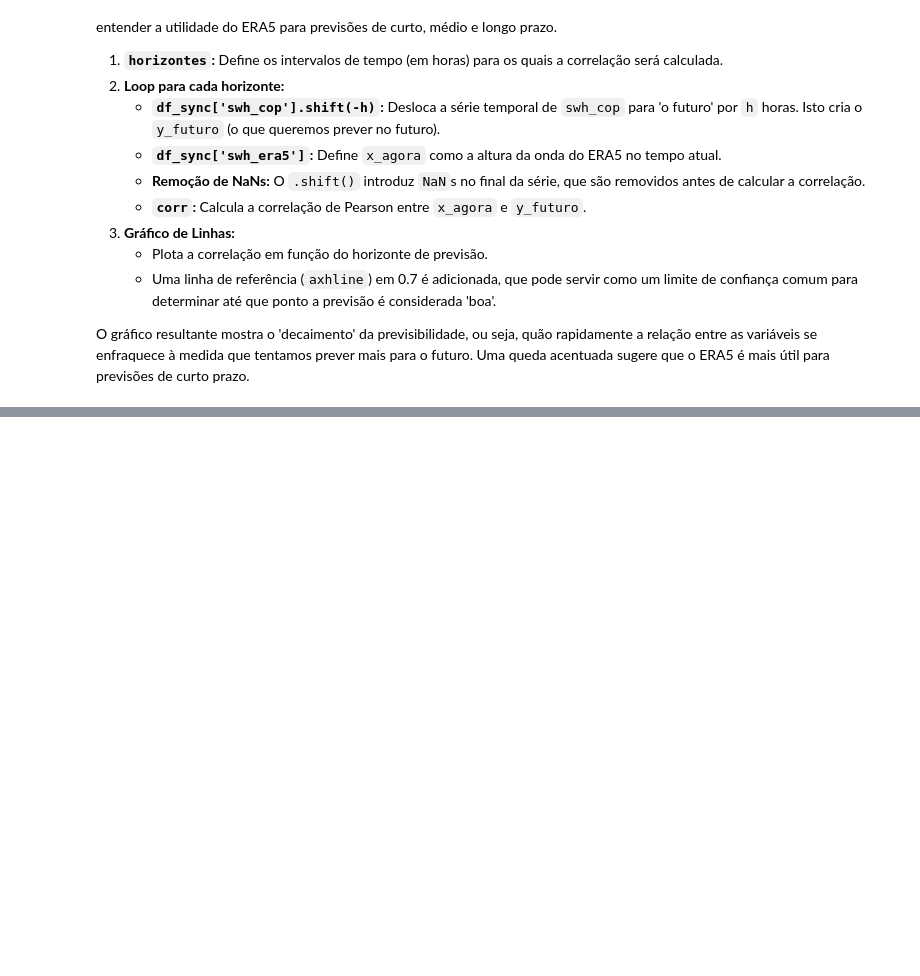
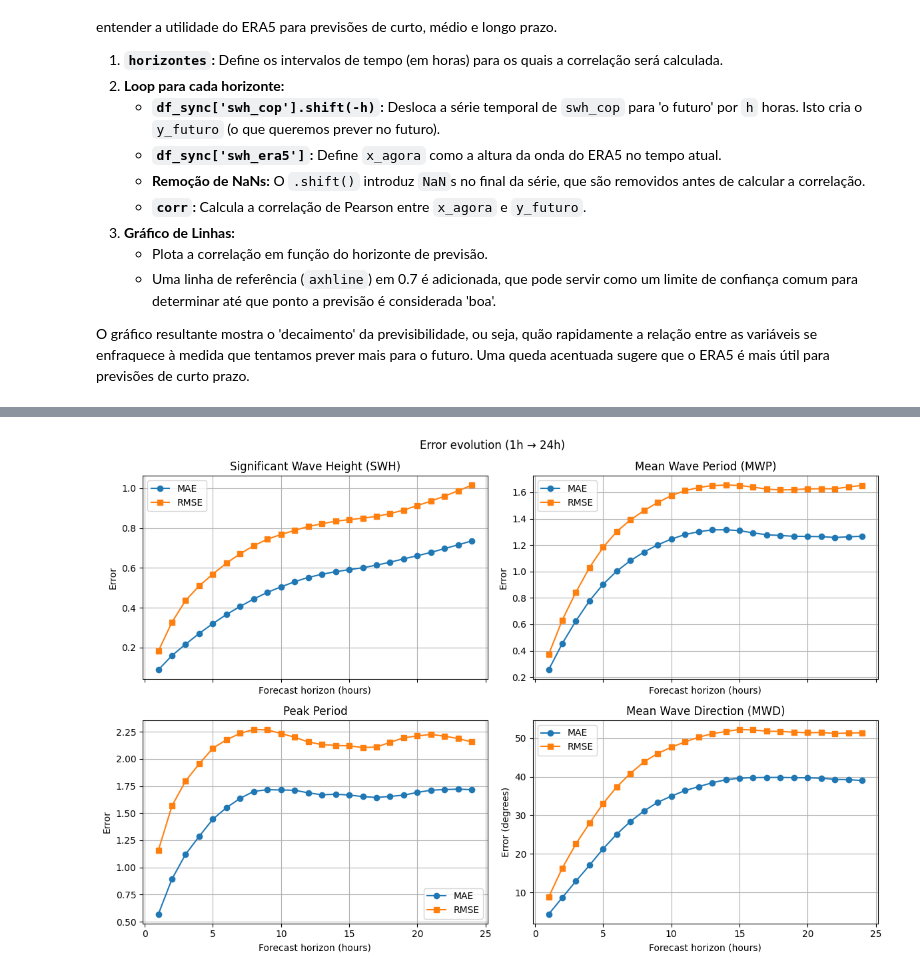
Before and after one commit to margaridanferreira/LAB, a Jupyter notebook: Project/ERA5.ipynb, the cells around one changed output, grey strips where cells are left out. Drawn from its saved outputs; the diff is of its cells as text; code cells hidden in the pictures; blank space fills up the shorter version.

```diff
--- a/Project/ERA5.ipynb
+++ b/Project/ERA5.ipynb
@@ -608,18 +381,0 @@ Avalia Random Forest para todos as características de ondas Copernicus, compara
-# %%
-# Avaliar Random Forest para todos os recursos de ondas Copernicus
-wave_targets = ['swh_cop', 'mwp_cop', 'peak_period_cop','mwd_cop_sin','mwd_cop_cos']
-target_names = {
-    'swh_cop': 'Altura da Onda (m)',
-    'mwp_cop': 'Período Médio (s)',
-    'peak_period_cop': 'Período de Pico (s)',
-    'mwd_cop_sin': 'Direção Média (Seno)',
-    'mwd_cop_cos': 'Direção Média (Cosseno)'
-}
-
-for target in wave_targets:
-    print(f"\n{'='*60}")
-    print(f"Random Forest: {target_names[target]}")
-    print(f"{'='*60}\n")
-
-    treinar_rf(df_model[features_era5], df_model[target], f"Modelo ERA5 (RF) - {target_names[target]}")
-    treinar_rf(df_model[features_cop_base], df_model[target], f"Modelo Copernicus (RF) - {target_names[target]}")
@@ -1160,0 +570,67 @@ plt.show()
+# %%
+
+# -------------------------------
+# Results table (only 24h)
+# -------------------------------
+if 24 not in set(horizons):
+    raise ValueError(f"24h not in horizons: {list(horizons)}")
+
+scalar_targets = ['swh_cop', 'mwp_cop', 'peak_period_cop']
+
+mae_table = pd.DataFrame(index=horizons)
+rmse_table = pd.DataFrame(index=horizons)
+
+for tgt in scalar_targets:
+    t_idx = wave_targets.index(tgt)
+    mae_table[tgt] = mae_test[t_idx, :]
+    rmse_table[tgt] = rmse_test[t_idx, :]
+
+mae_table['mwd_deg'] = angular_mae
+rmse_table['mwd_deg'] = angular_rmse
+
+mae_table.index.name = 'Forecast_horizon_h'
+rmse_table.index.name = 'Forecast_horizon_h'
+
+results_table = pd.concat(
+    [mae_table.add_prefix('MAE_'), rmse_table.add_prefix('RMSE_')],
+    axis=1,
+)
+
+print("\n=== TEST SET – RESULTS @ 24h ===")
+display(results_table.round(3))
+
+
+# -------------------------------
+# Error evolution (1h → 24h) per parameter
+# -------------------------------
+fig, axes = plt.subplots(2, 2, figsize=(12, 8), sharex=True)
+axes = axes.ravel()
+
+plot_specs = [
+    ('swh_cop', 'Significant Wave Height (SWH)', 'Error'),
+    ('mwp_cop', 'Mean Wave Period (MWP)', 'Error'),
+    ('peak_period_cop', 'Peak Period', 'Error'),
+    ('mwd_deg', 'Mean Wave Direction (MWD)', 'Error (degrees)'),
+]
+
+for ax, (key, title, ylab) in zip(axes, plot_specs):
+    if key == 'mwd_deg':
+        mae = angular_mae
+        rmse = angular_rmse
+    else:
+        t_idx = wave_targets.index(key)
+        mae = mae_test[t_idx, :]
+        rmse = rmse_test[t_idx, :]
+
+    ax.plot(horizons, mae, marker='o', label='MAE')
+    ax.plot(horizons, rmse, marker='s', label='RMSE')
+    ax.set_title(title)
+    ax.set_xlabel('Forecast horizon (hours)')
+    ax.set_ylabel(ylab)
+    ax.grid(True)
+    ax.legend()
+
+plt.suptitle('Error evolution (1h → 24h)')
+plt.tight_layout()
+plt.show()
+# %% [output]
@@ -1160,0 +656 @@ plt.show()
+[figure, added]
```
Also changed, not shown: parts of 33 cells of this notebook.
